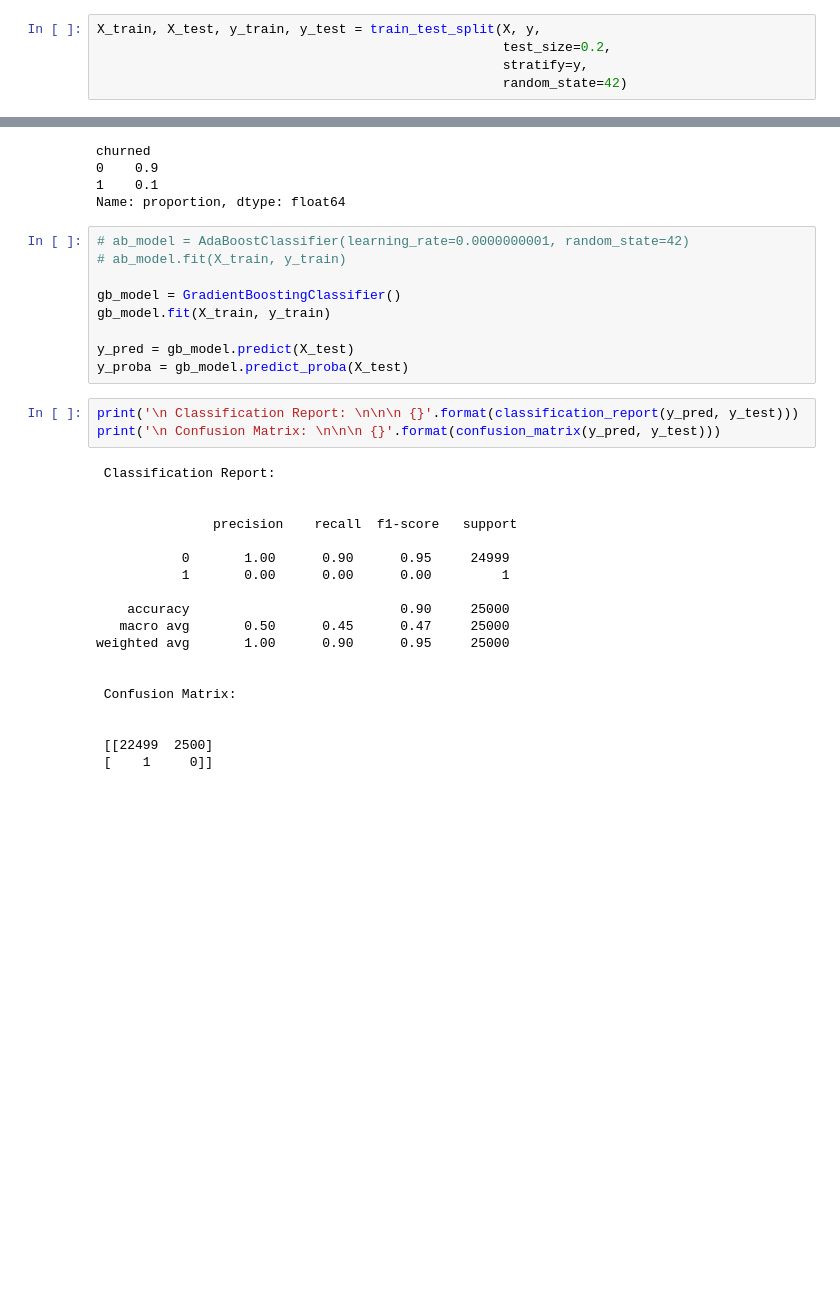
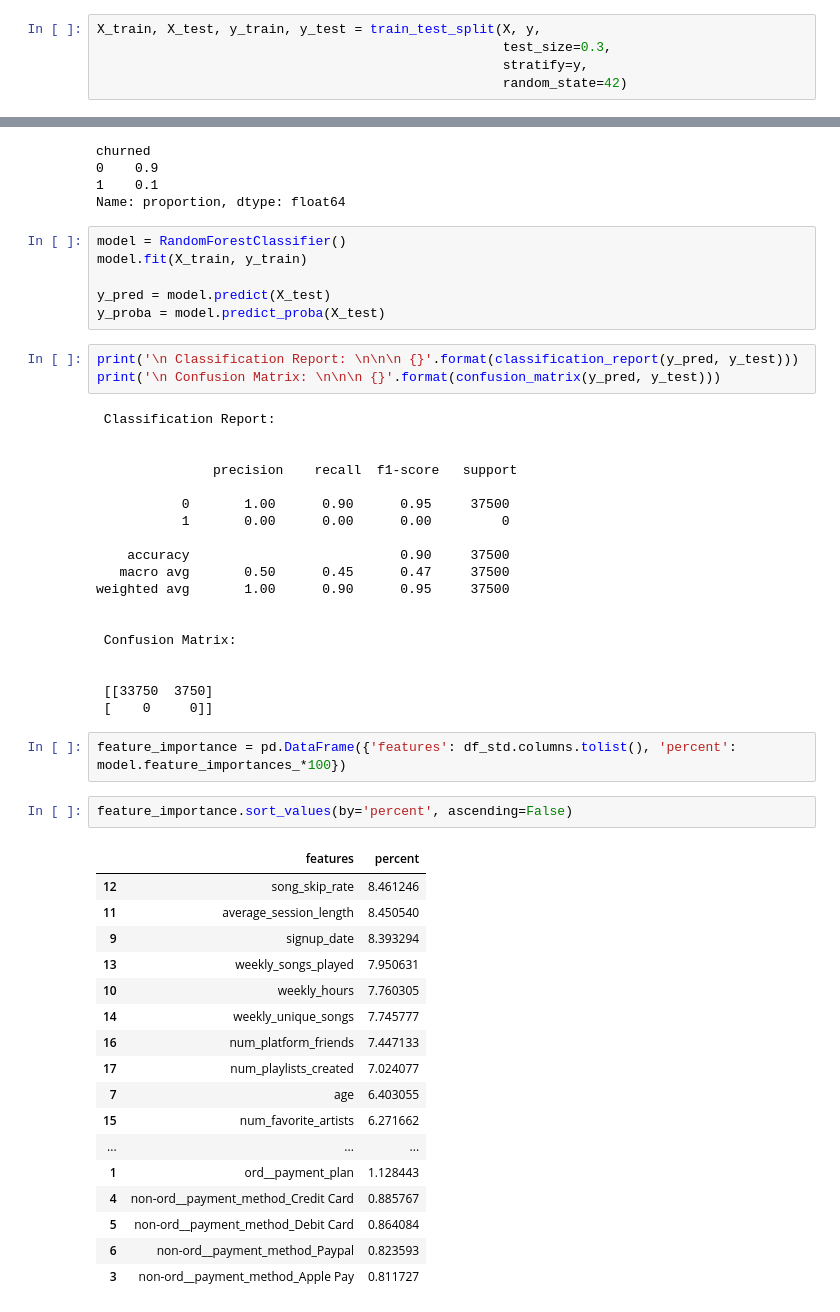
Before and after one commit to santander-coders-1175/machine-learning-2, a Jupyter notebook: src/pynb/exp-j.ipynb, the cells around one changed output, grey strips where cells are left out. Cells and saved outputs as stored; diff of their text form; blank space fills up the shorter version.

```diff
--- a/src/pynb/exp-j.ipynb
+++ b/src/pynb/exp-j.ipynb
@@ -415,7 +421,7 @@ churned
 Name: proportion, dtype: float64
 # %%
 X_train, X_test, y_train, y_test = train_test_split(X, y,
-                                                    test_size=0.2,
+                                                    test_size=0.3,
                                                     stratify=y,
                                                     random_state=42)
 # %%
@@ -426,14 +432,11 @@ churned
 1    0.1
 Name: proportion, dtype: float64
 # %%
-# ab_model = AdaBoostClassifier(learning_rate=0.0000000001, random_state=42)
-# ab_model.fit(X_train, y_train)
+model = RandomForestClassifier()
+model.fit(X_train, y_train)
 
-gb_model = GradientBoostingClassifier()
-gb_model.fit(X_train, y_train)
-
-y_pred = gb_model.predict(X_test)
-y_proba = gb_model.predict_proba(X_test)
+y_pred = model.predict(X_test)
+y_proba = model.predict_proba(X_test)
 # %%
 print('\n Classification Report: \n\n\n {}'.format(classification_report(y_pred, y_test)))
 print('\n Confusion Matrix: \n\n\n {}'.format(confusion_matrix(y_pred, y_test)))
@@ -443,16 +446,38 @@ print('\n Confusion Matrix: \n\n\n {}'.format(confusion_matrix(y_pred, y_test)))
 
                precision    recall  f1-score   support
 
-           0       1.00      0.90      0.95     24999
-           1       0.00      0.00      0.00         1
+           0       1.00      0.90      0.95     37500
+           1       0.00      0.00      0.00         0
 
-    accuracy                           0.90     25000
-   macro avg       0.50      0.45      0.47     25000
-weighted avg       1.00      0.90      0.95     25000
+    accuracy                           0.90     37500
+   macro avg       0.50      0.45      0.47     37500
+weighted avg       1.00      0.90      0.95     37500
 
 
  Confusion Matrix:
 
 
- [[22499  2500]
- [    1     0]]
+ [[33750  3750]
+ [    0     0]]
+# %%
+feature_importance = pd.DataFrame({'features': df_std.columns.tolist(), 'percent': model.feature_importances_*100})
+# %%
+feature_importance.sort_values(by='percent', ascending=False)
+# %% [output]
+|  | features | percent |
+| 12 | song_skip_rate | 8.461246 |
+| 11 | average_session_length | 8.450540 |
+| 9 | signup_date | 8.393294 |
+| 13 | weekly_songs_played | 7.950631 |
+| 10 | weekly_hours | 7.760305 |
+| 14 | weekly_unique_songs | 7.745777 |
+| 16 | num_platform_friends | 7.447133 |
+| 17 | num_playlists_created | 7.024077 |
+| 7 | age | 6.403055 |
+| 15 | num_favorite_artists | 6.271662 |
+| ... | ... | ... |
+| 1 | ord__payment_plan | 1.128443 |
+| 4 | non-ord__payment_method_Credit Card | 0.885767 |
+| 5 | non-ord__payment_method_Debit Card | 0.864084 |
+| 6 | non-ord__payment_method_Paypal | 0.823593 |
+| 3 | non-ord__payment_method_Apple Pay | 0.811727 |
```
Also changed, not shown: parts of 13 cells of this notebook.
